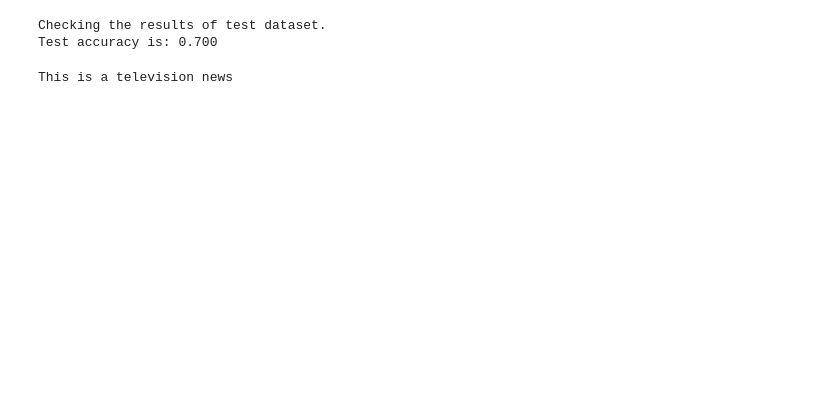
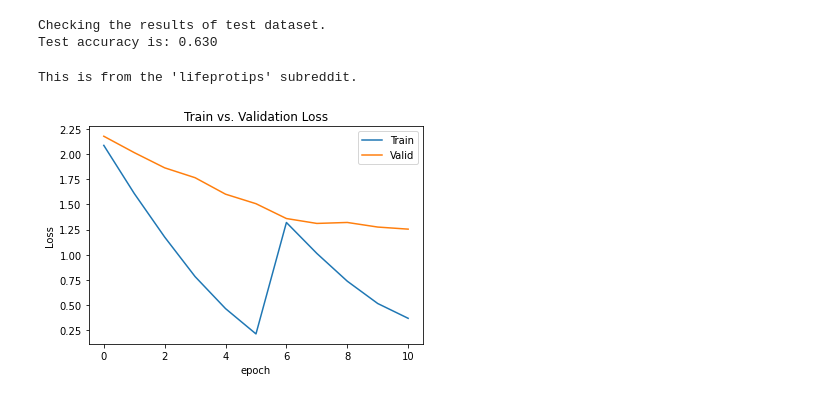
Before and after one commit to hilal-g/Subreddit_Classifier, a Jupyter notebook: nn_classifier.ipynb, the cells around one changed output. Saved outputs shown, nothing was run; the diff lists cells and outputs as text; code cells hidden in the pictures; blank space fills up the shorter version.

Commit message:
Add accuracy plot and loss plot

```diff
--- a/nn_classifier.ipynb
+++ b/nn_classifier.ipynb
@@ -123,3 +125,28 @@ def evaluate(dataloader):
+# %%
+eval_accu = []
+eval_losses = []
+
+def evaluate(dataloader):
+    model.eval()
+    total_acc, total_count = 0, 0
+
+    running_loss = 0
+
+    with torch.no_grad():
+        for idx, (label, text, offsets) in enumerate(dataloader):
+            predicted_label = model(text, offsets)
+            loss = criterion(predicted_label, label)
+
+            running_loss += loss.item()
+
+            total_acc += (predicted_label.argmax(1) == label).sum().item()
+            total_count += label.size(0)
+
+    test_loss = running_loss / len(dataloader)
+    eval_losses.append(test_loss)
+
+    eval_accu.append(100 * total_acc/total_count)
+    return total_acc/total_count
 # %%
 EPOCHS = 10
 LR = 5
@@ -179,7 +206,7 @@ accu_test = evaluate(test_dataloader)
 print('Test accuracy is: {:1.3f}'.format(accu_test))
 # %% [output]
 Checking the results of test dataset.
-Test accuracy is: 0.700
+Test accuracy is: 0.630
 # %%
 def predict(text, text_pipeline):
     with torch.no_grad():
@@ -187,16 +214,31 @@ def predict(text, text_pipeline):
         output = model(text, torch.tensor([0]))
         return output.argmax(1).item() + 1
 
-ex_text_str = 'Poisoning wells was a common practice in times of war, \
-               but then, at which point the well becomes drinkable again?, \
-               are there well still poisoned from past wars?'
-
-ex_text_str = 'Carl Jung\'s concept of the Collective Unconscious is often misunderstood \
-               to be a collective hive consciousness but it was really a hypothesis about \
-               a mental counterpart to DNA by which instinctual structures of the mind are inherited'
+# lifeprotips
+ex_text_str = 'When your spouse is getting ready and the time to leave is approaching. \
+               Instead of reminding them they have 5 minutes left, ask them if you can help with anything.'
 
 model = model.to("cpu")
 
-print("This is a %s news" %subreddit_labels[predict(ex_text_str, text_pipeline)])
+print("This is from the '%s' subreddit." %subreddit_labels[predict(ex_text_str, text_pipeline)])
 # %% [output]
-This is a television news
+This is from the 'lifeprotips' subreddit.
+# %%
+eval_epochs = len(eval_losses)
+train_epochs = int((len(train_losses) / eval_epochs) // 1)
+train_losses_list = []
+eval_losses_list = eval_losses
+for i, x in enumerate(train_losses):
+    if i % train_epochs == 0 and i > 0 and len(train_losses_list) < eval_epochs:
+        train_losses_list.append(x)
+# %%
+plt.plot(train_losses_list)
+plt.plot(eval_losses_list)
+plt.xlabel('epoch')
+plt.ylabel('Loss')
+plt.legend(['Train','Valid'])
+plt.title('Train vs. Validation Loss')
+
+plt.show()
+# %% [output]
+[figure, added]
```
Also changed, not shown: parts of 8 cells of this notebook, 3 other files.
